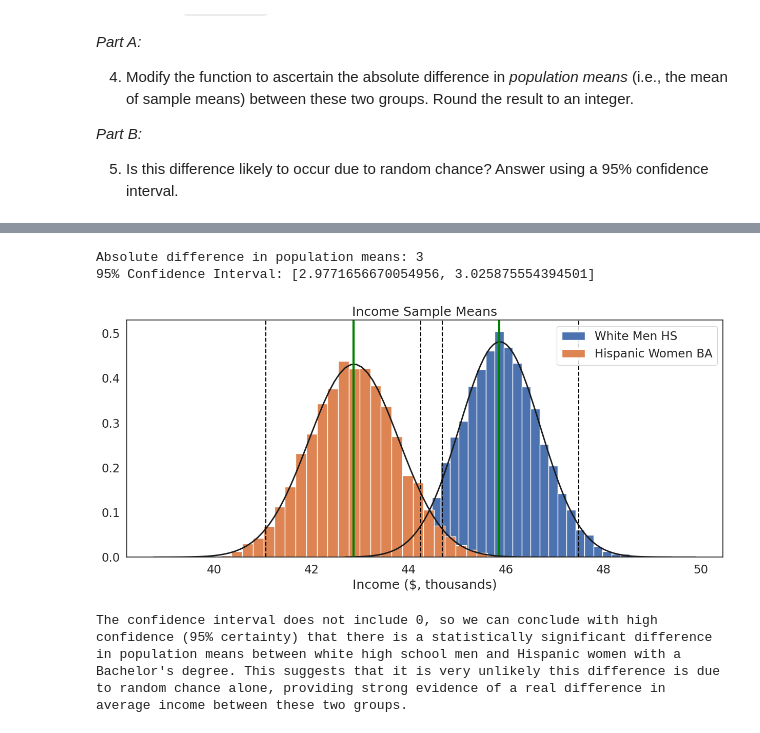
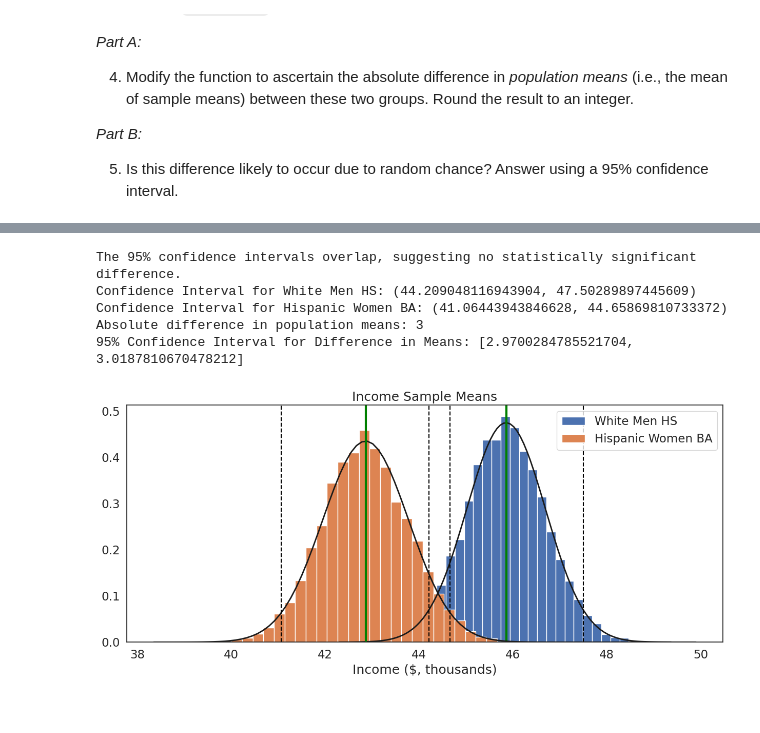
Before and after one commit to aliyat1401/QM2, a Jupyter notebook: W5aliya.ipynb, the cells around one changed output, grey strips where cells are left out. Saved outputs shown, nothing was run; the diff lists cells and outputs as text; code cells hidden in the pictures.

```diff
--- a/W5aliya.ipynb
+++ b/W5aliya.ipynb
@@ -550,12 +550,9 @@ two_hist([white_highschool_men,hispanic_BA_women],['White Men HS','Hispanic Wome
 # %%
-#Part A and B
-
 def two_hist(groups, group_labs, xlab, title):
     plt.figure(figsize=(15, 6))
 
-    sample_means_group1 = []
-    sample_means_group2 = []
-
+    ci_bounds = []  # To store confidence intervals for both groups
+    sample_means_groups = []  # To store sample means for absolute difference calculation
     it = -1
     for var in groups:
         it += 1
@@ -568,68 +565,67 @@ def two_hist(groups, group_labs, xlab, title):
             sample_mean = sample.mean()
             sample_means.append(sample_mean)
 
-            if it == 0:
-                sample_means_group1.append(sample_mean)
-            else:
-                sample_means_group2.append(sample_mean)
+        sample_means_groups.append(sample_means)
 
+        # Plot histogram
         plt.hist(sample_means, bins=int(iterations/300), edgecolor='white', density=True, label=group_labs[it])
         mu, se = norm.fit(sample_means)
         xmin, xmax = plt.xlim()
         x = np.linspace(xmin, xmax, 100)
         p = norm.pdf(x, mu, se)
 
         mean = var.mean()
         lower_ci = mu - se * 1.96
         upper_ci = mu + se * 1.96
 
+        # Append confidence interval bounds
+        ci_bounds.append((lower_ci, upper_ci))
+
         plt.plot(x, p, 'k', linewidth=2)
         plt.xlabel(xlab)
         plt.title(title)
         plt.axvline(mean, color='green', linestyle='solid', linewidth=3)
         plt.axvline(lower_ci, color='black', linestyle='dashed', linewidth=1.5)
         plt.axvline(upper_ci, color='black', linestyle='dashed', linewidth=1.5)
         plt.legend()
 
-    # Calculate and print the difference in population means
-    pop_mean_diff = abs(np.mean(sample_means_group1) - np.mean(sample_means_group2))
+    # Compare confidence intervals for overlap
+    group1_ci = ci_bounds[0]
+    group2_ci = ci_bounds[1]
+    overlap = max(0, min(group1_ci[1], group2_ci[1]) - max(group1_ci[0], group2_ci[0]))
+
+    if overlap > 0:
+        print("The 95% confidence intervals overlap, suggesting no statistically significant difference.")
+    else:
+        print("The 95% confidence intervals do not overlap, indicating a statistically significant difference.")
+
+    print(f"Confidence Interval for {group_labs[0]}: {ci_bounds[0]}")
+    print(f"Confidence Interval for {group_labs[1]}: {ci_bounds[1]}")
+
+    # Calculate and print the absolute difference in population means
+    pop_mean_diff = abs(np.mean(sample_means_groups[0]) - np.mean(sample_means_groups[1]))
     print("Absolute difference in population means:", int(round(pop_mean_diff)))
 
-    # Calculate standard error of the difference
-    se_diff = np.sqrt((np.var(sample_means_group1) / len(sample_means_group1)) +
-                      (np.var(sample_means_group2) / len(sample_means_group2)))
+    # Calculate the standard error of the difference
+    se_diff = np.sqrt((np.var(sample_means_groups[0]) / len(sample_means_groups[0])) +
+                      (np.var(sample_means_groups[1]) / len(sample_means_groups[1])))
 
-    # Calculate 95% confidence interval
+    # Calculate the 95% confidence interval for the difference
     lower_ci_diff = pop_mean_diff - 1.96 * se_diff
     upper_ci_diff = pop_mean_diff + 1.96 * se_diff
-    print("95% Confidence Interval:", [lower_ci_diff, upper_ci_diff])
+    print("95% Confidence Interval for Difference in Means:", [lower_ci_diff, upper_ci_diff])
 
     plt.show()
 
-# Your existing code to create the dataframes and call two_hist():
-white_highschool_men = df[(df['sex']==1)&(df['race']==1)&(df['sch']==12)]['income']
-hispanic_BA_women = df[(df['sex']==2)&(df['race']==3)&(df['sch']==16)]['income']
-two_hist([white_highschool_men,hispanic_BA_women],['White Men HS','Hispanic Women BA'],'Income ($, thousands)', "Income Sample Means")
-
-import textwrap
-
-text = ("The confidence interval does not include 0, so we can conclude with high confidence "
-    "(95% certainty) that there is a statistically significant difference in population means "
-    "between white high school men and Hispanic women with a Bachelor's degree. This suggests "
-    "that it is very unlikely this difference is due to random chance alone, providing strong "
-    "evidence of a real difference in average income between these two groups.")
-
-# Wrap text to a specified width
-wrapped_text = textwrap.fill(text, width=80)
-
-print(wrapped_text)
+# call two_hist():
+white_highschool_men = df[(df['sex'] == 1) & (df['race'] == 1) & (df['sch'] == 12)]['income']
+hispanic_BA_women = df[(df['sex'] == 2) & (df['race'] == 3) & (df['sch'] == 16)]['income']
+two_hist([white_highschool_men, hispanic_BA_women], ['White Men HS', 'Hispanic Women BA'],
+         'Income ($, thousands)', "Income Sample Means")
 # %% [output]
+The 95% confidence intervals overlap, suggesting no statistically significant difference.
+Confidence Interval for White Men HS: (44.209048116943904, 47.50289897445609)
+Confidence Interval for Hispanic Women BA: (41.06443943846628, 44.65869810733372)
 Absolute difference in population means: 3
-95% Confidence Interval: [2.9771656670054956, 3.025875554394501]
+95% Confidence Interval for Difference in Means: [2.9700284785521704, 3.0187810670478212]
-[figure, old version]
+[figure, new version]
-The confidence interval does not include 0, so we can conclude with high
-confidence (95% certainty) that there is a statistically significant difference
-in population means between white high school men and Hispanic women with a
-Bachelor's degree. This suggests that it is very unlikely this difference is due
-to random chance alone, providing strong evidence of a real difference in
-average income between these two groups.
```
Also changed, not shown: parts of 7 cells of this notebook.
